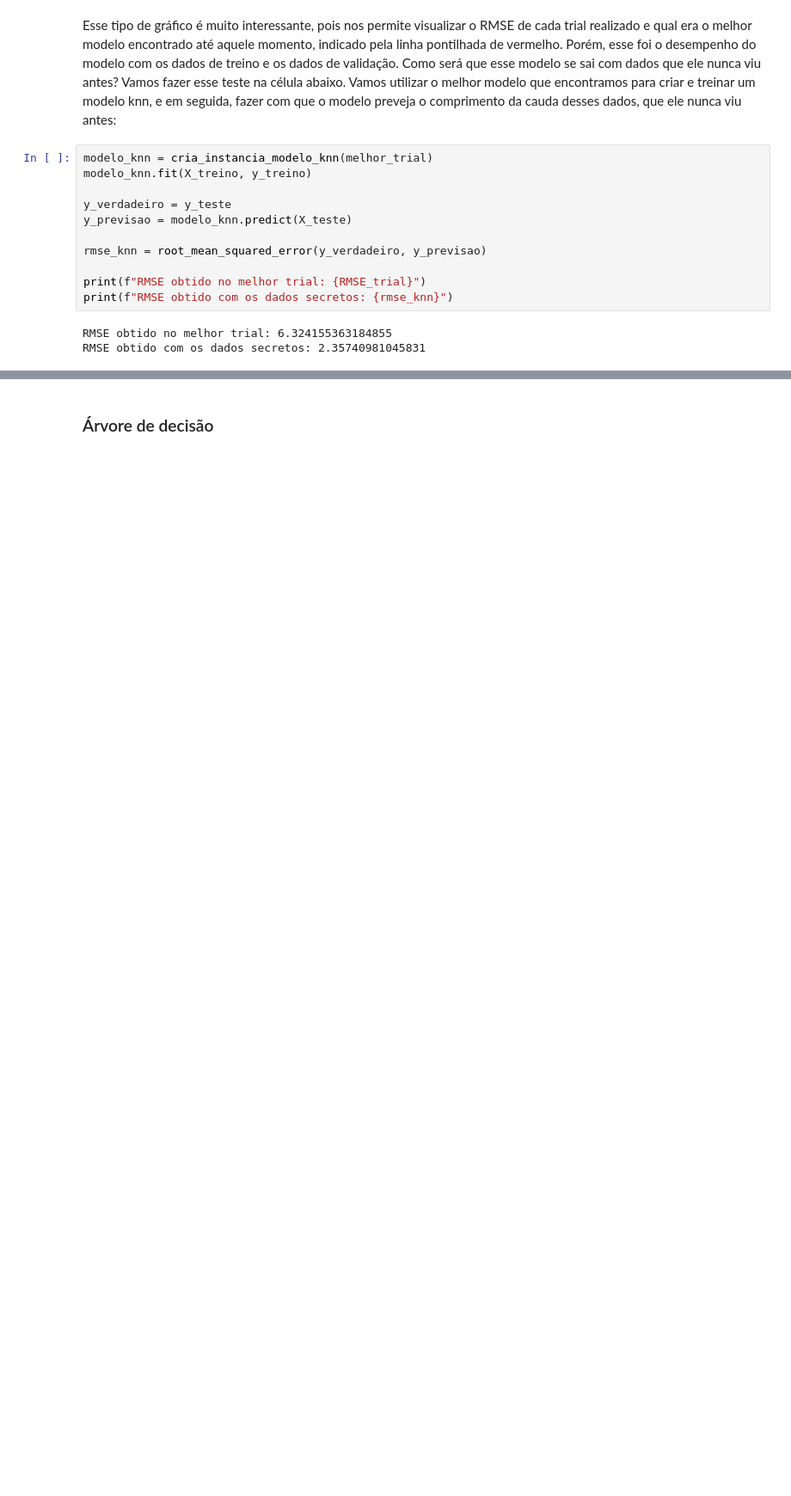
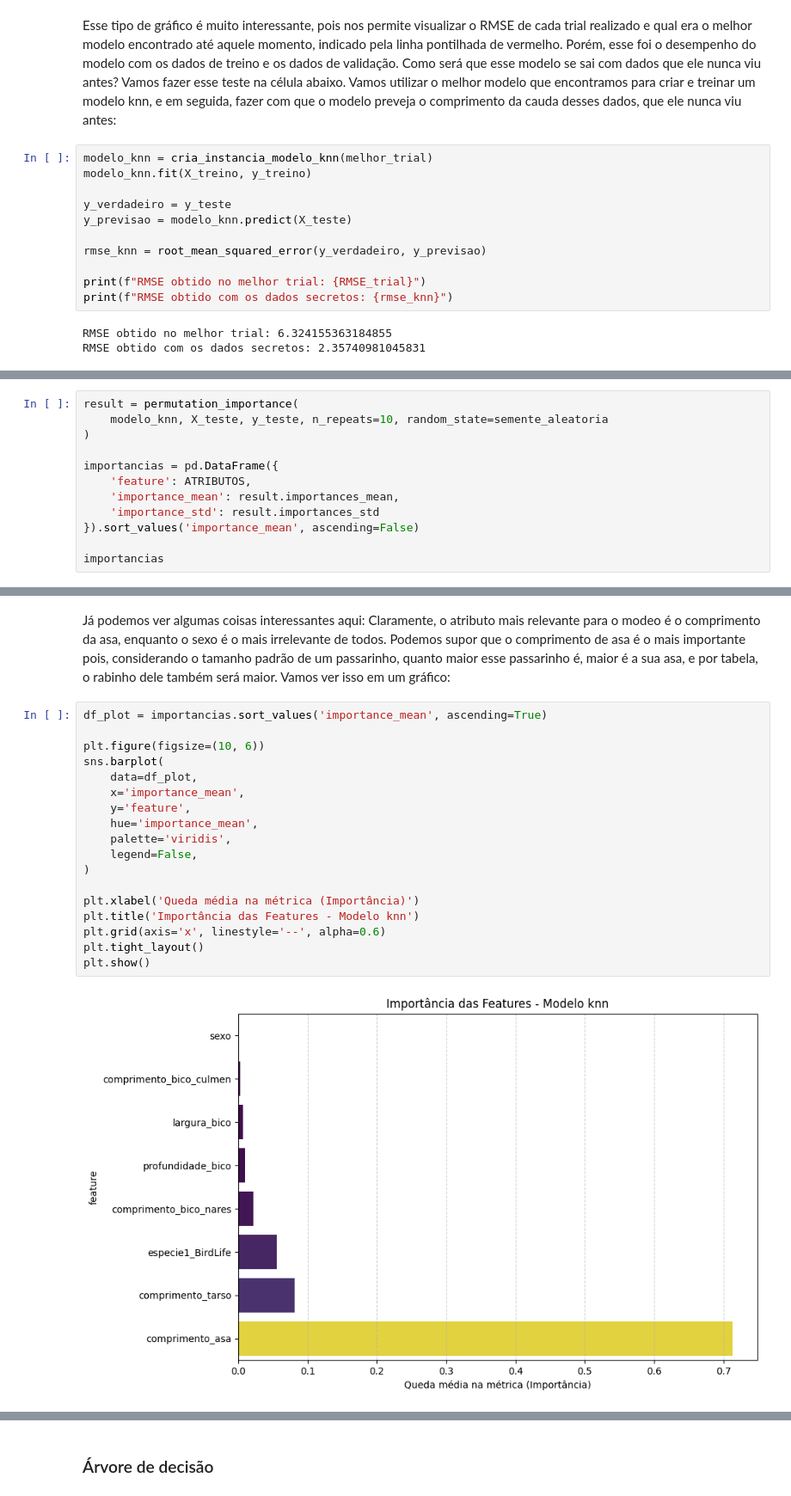
Before and after one commit to helocano/tiamat, a Jupyter notebook: MainTiamat_HeloisaCano.ipynb, the cells around one changed output, grey strips where cells are left out. Shown at 86% size. Cells and saved outputs as stored; diff of their text form; blank space fills up the shorter version.

```diff
--- a/MainTiamat_HeloisaCano.ipynb
+++ b/MainTiamat_HeloisaCano.ipynb
@@ -1610,0 +1627,12 @@ RMSE obtido com os dados secretos: 2.35740981045831
+# %%
+result = permutation_importance(
+    modelo_knn, X_teste, y_teste, n_repeats=10, random_state=semente_aleatoria
+)
+
+importancias = pd.DataFrame({
+    'feature': ATRIBUTOS,
+    'importance_mean': result.importances_mean,
+    'importance_std': result.importances_std
+}).sort_values('importance_mean', ascending=False)
+
+importancias
@@ -1610,0 +1649,22 @@ RMSE obtido com os dados secretos: 2.35740981045831
+# %% [markdown]
+Já podemos ver algumas coisas interessantes aqui: Claramente, o atributo mais relevante para o modeo é o comprimento da asa, enquanto o sexo é o mais irrelevante de todos. Podemos supor que o comprimento de asa é o mais importante pois, considerando o tamanho padrão de um passarinho, quanto maior esse passarinho é, maior é a sua asa, e por tabela, o rabinho dele também será maior. Vamos ver isso em um gráfico:
+# %%
+df_plot = importancias.sort_values('importance_mean', ascending=True)
+
+plt.figure(figsize=(10, 6))
+sns.barplot(
+    data=df_plot,
+    x='importance_mean',
+    y='feature',
+    hue='importance_mean',
+    palette='viridis',
+    legend=False,
+)
+
+plt.xlabel('Queda média na métrica (Importância)')
+plt.title('Importância das Features - Modelo knn')
+plt.grid(axis='x', linestyle='--', alpha=0.6)
+plt.tight_layout()
+plt.show()
+# %% [output]
+[figure, added]
```
Also changed, not shown: parts of 60 cells of this notebook, 1 other file.
